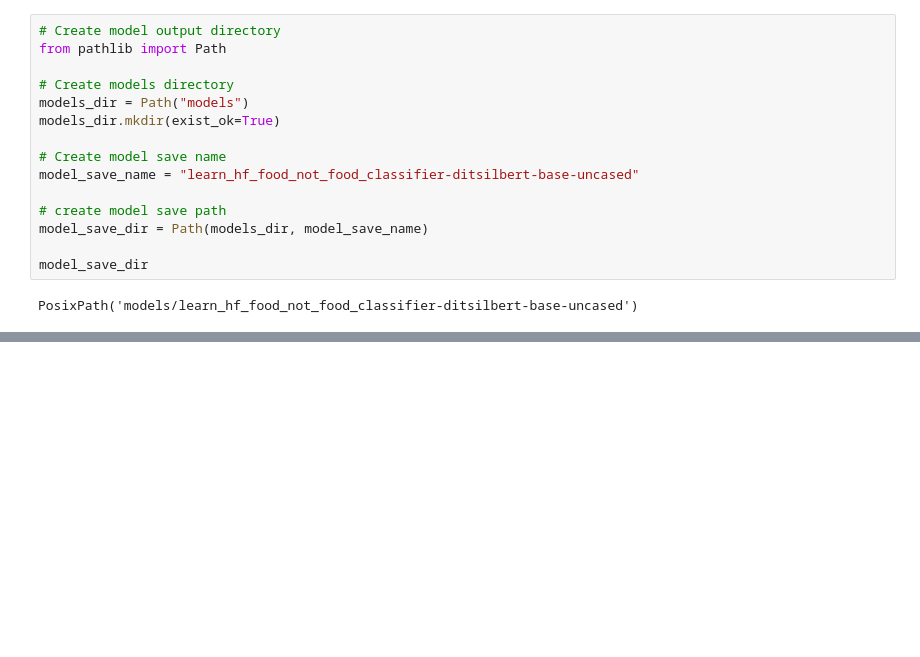
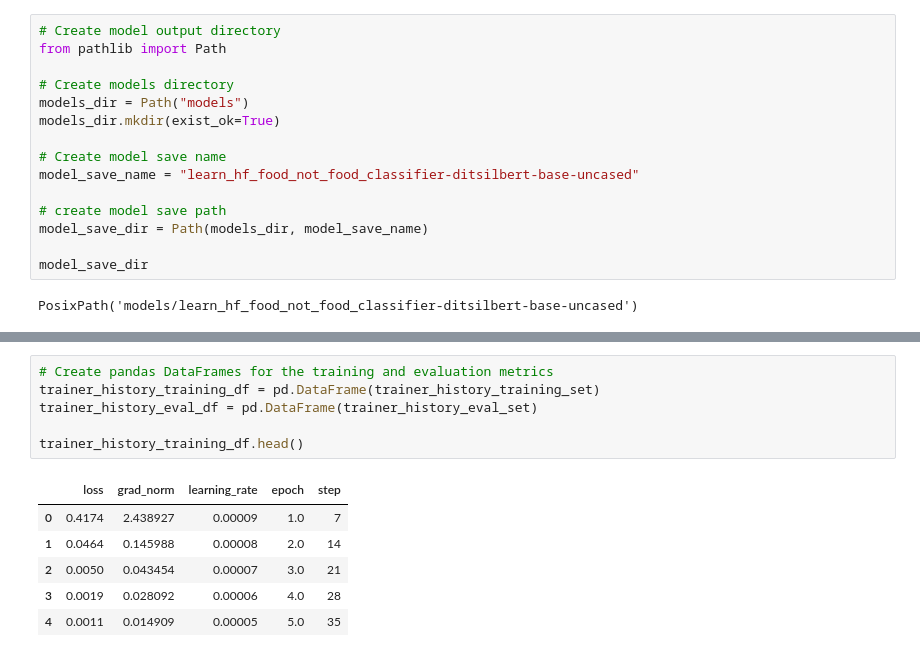
Before and after one commit to ShivajiMallela/Learn_Hugging_face, a Jupyter notebook: huggingface_text_classification.ipynb, the cells around one changed output, grey strips where cells are left out. Drawn from its saved outputs; the diff is of its cells as text; blank space fills up the shorter version.

```diff
--- a/huggingface_text_classification.ipynb
+++ b/huggingface_text_classification.ipynb
@@ -475,0 +658,13 @@ PosixPath('models/learn_hf_food_not_food_classifier-ditsilbert-base-uncased')
+# %%
+# Create pandas DataFrames for the training and evaluation metrics
+trainer_history_training_df = pd.DataFrame(trainer_history_training_set)
+trainer_history_eval_df = pd.DataFrame(trainer_history_eval_set)
+
+trainer_history_training_df.head()
+# %% [output]
+|  | loss | grad_norm | learning_rate | epoch | step |
+| 0 | 0.4174 | 2.438927 | 0.00009 | 1.0 | 7 |
+| 1 | 0.0464 | 0.145988 | 0.00008 | 2.0 | 14 |
+| 2 | 0.0050 | 0.043454 | 0.00007 | 3.0 | 21 |
+| 3 | 0.0019 | 0.028092 | 0.00006 | 4.0 | 28 |
+| 4 | 0.0011 | 0.014909 | 0.00005 | 5.0 | 35 |
```
Also changed, not shown: parts of 24 cells of this notebook, 1 other file.
